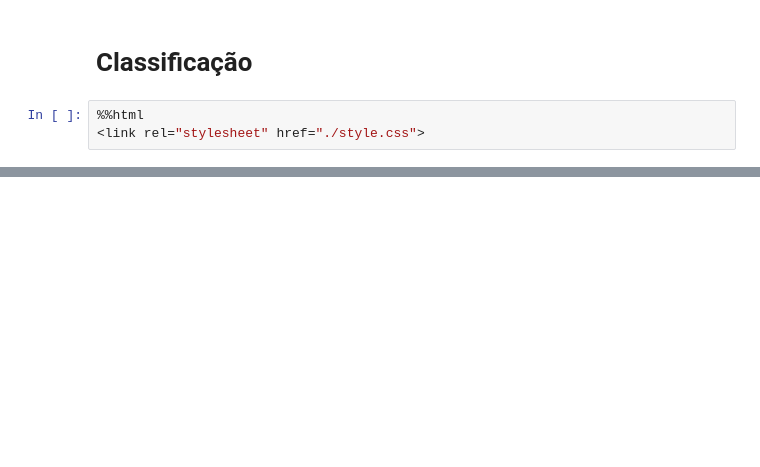
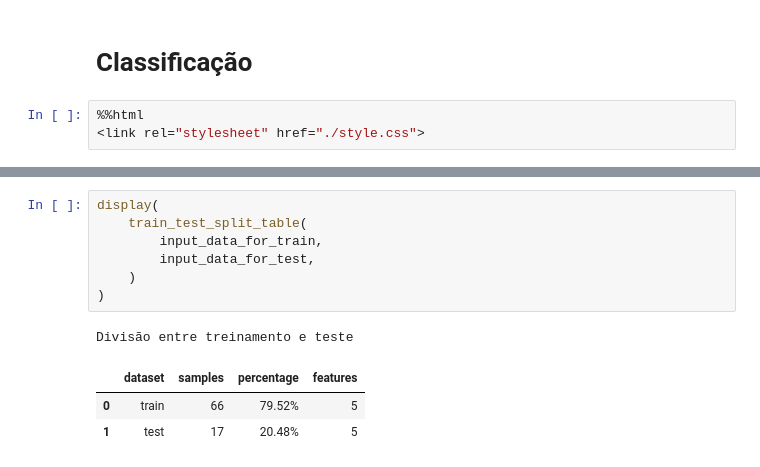
Before and after one commit to gabdumal/data_mining, a Jupyter notebook: assignment_5/main.ipynb, the cells around one changed output, grey strips where cells are left out. Cells and saved outputs as stored; diff of their text form; blank space fills up the shorter version.

```diff
--- a/assignment_5/main.ipynb
+++ b/assignment_5/main.ipynb
@@ -22,0 +76,12 @@ array([-0.46633043,  2.00422865,  1.18070896,  2.82774834,  0.35718926])
+# %%
+display(
+    train_test_split_table(
+        input_data_for_train,
+        input_data_for_test,
+    )
+)
+# %% [output]
+Divisão entre treinamento e teste
+|  | dataset | samples | percentage | features |
+| 0 | train | 66 | 79.52% | 5 |
+| 1 | test | 17 | 20.48% | 5 |
```
Also changed, not shown: parts of 21 cells of this notebook, 3 other files.
